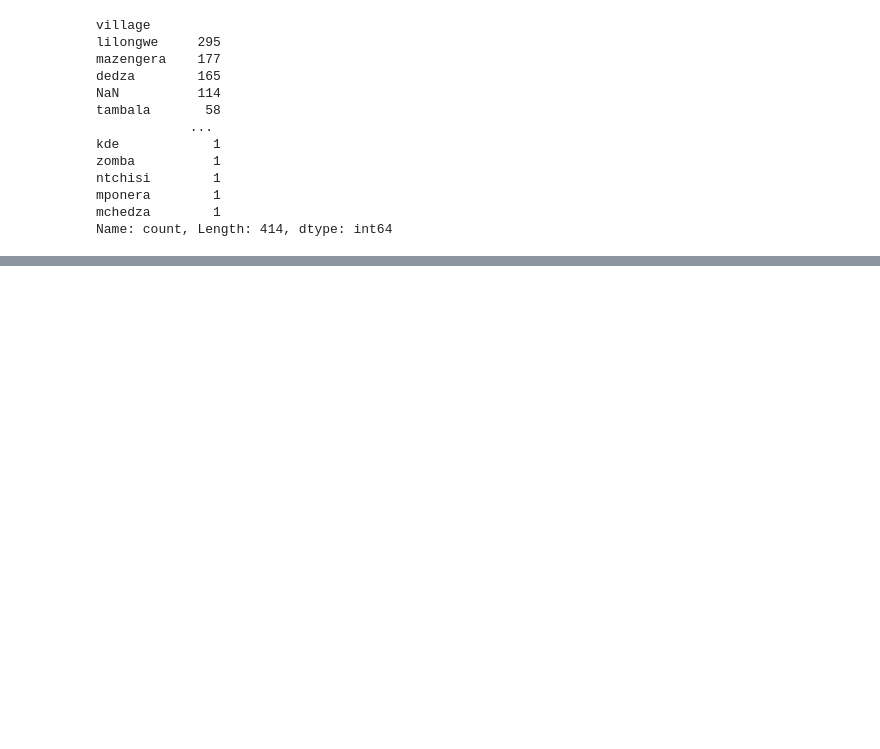
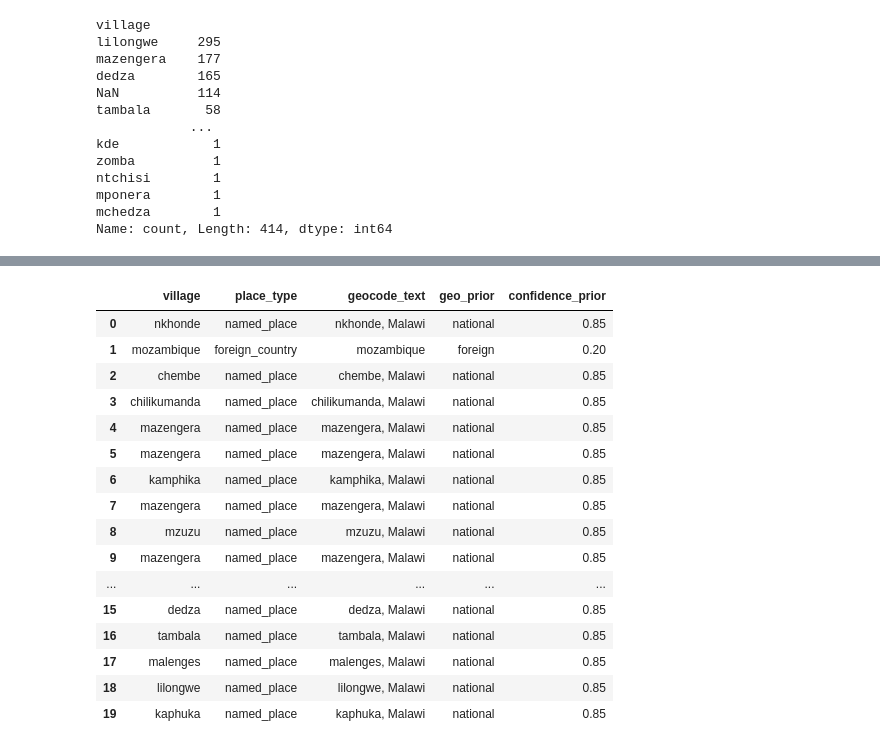
Before and after one commit to mat2m10/nkhoma, a Jupyter notebook: 01_cleaning_old_theater_books/02_cleaning_2022_theatre_book.ipynb, the cells around one changed output, grey strips where cells are left out. Drawn from its saved outputs; the diff is of its cells as text; code cells hidden in the pictures; blank space fills up the shorter version.

Commit message:
api to clean village data

```diff
--- a/01_cleaning_old_theater_books/02_cleaning_2022_theatre_book.ipynb
+++ b/01_cleaning_old_theater_books/02_cleaning_2022_theatre_book.ipynb
@@ -125,3 +93,16 @@ df
+# %%
+df = convert_cols_to_snake_case(df)
+df = drop_if_unnamed(df)
+# coerce theatre_book to numeric (invalid entries → NaN)
+df["theatre_book"] = pd.to_numeric(df["theatre_book"], errors="coerce")
+# keep only rows with a valid theatre_book number
+df = df.dropna(subset=["theatre_book"])
+df = convert_to_integer(df, ['theatre_book', 'hospital_id', 'age_years', 'year_of_birth'])
+# rewrite typos
+df = df.rename(columns={
+    "sarting_time": "starting_time",
+    "asascore": "asa_score",
+})
 # %%
 df.columns
 # %% [output]
@@ -386,0 +289,55 @@ village_audit.to_csv(f"{path_desktop}/village_audit.csv", index=False)
+# %%
+def build_geocode_query(row, default_city="Lilongwe"):
+    s = row["village_norm"]
+    t = row["place_type"]
+
+    if t == "missing":
+        return pd.Series([pd.NA, "none", 0.0])
+
+    if t == "foreign_country":
+        # keep but flag as very low confidence
+        return pd.Series([f"{s}", "foreign", 0.2])
+
+    if t == "lilongwe_area":
+        # Area-based Lilongwe neighborhoods
+        return pd.Series([f"{s.replace('a', 'Area ')}, {default_city}, Malawi", "lilongwe", 0.9])
+
+    if t == "distance_marker":
+        # e.g. "6 miles" → peri-urban Lilongwe
+        return pd.Series([f"{s}, {default_city}, Malawi", "lilongwe_periurban", 0.7])
+
+    if t == "landmark":
+        # anchor landmark searches strongly
+        return pd.Series([f"{s}, {default_city}, Malawi", "lilongwe_landmark", 0.8])
+
+    if t == "named_place":
+        # normal villages / towns
+        return pd.Series([f"{s}, Malawi", "national", 0.85])
+
+    # fallback
+    return pd.Series([f"{s}, Malawi", "unknown", 0.4])
+
+
+df[["geocode_text", "geo_prior", "confidence_prior"]] = (
+    df.apply(build_geocode_query, axis=1)
+)
+
+df[["village", "place_type", "geocode_text", "geo_prior", "confidence_prior"]].head(20)
+# %% [output]
+|  | village | place_type | geocode_text | geo_prior | confidence_prior |
+| 0 | nkhonde | named_place | nkhonde, Malawi | national | 0.85 |
+| 1 | mozambique | foreign_country | mozambique | foreign | 0.20 |
+| 2 | chembe | named_place | chembe, Malawi | national | 0.85 |
+| 3 | chilikumanda | named_place | chilikumanda, Malawi | national | 0.85 |
+| 4 | mazengera | named_place | mazengera, Malawi | national | 0.85 |
+| 5 | mazengera | named_place | mazengera, Malawi | national | 0.85 |
+| 6 | kamphika | named_place | kamphika, Malawi | national | 0.85 |
+| 7 | mazengera | named_place | mazengera, Malawi | national | 0.85 |
+| 8 | mzuzu | named_place | mzuzu, Malawi | national | 0.85 |
+| 9 | mazengera | named_place | mazengera, Malawi | national | 0.85 |
+| ... | ... | ... | ... | ... | ... |
+| 15 | dedza | named_place | dedza, Malawi | national | 0.85 |
+| 16 | tambala | named_place | tambala, Malawi | national | 0.85 |
+| 17 | malenges | named_place | malenges, Malawi | national | 0.85 |
+| 18 | lilongwe | named_place | lilongwe, Malawi | national | 0.85 |
+| 19 | kaphuka | named_place | kaphuka, Malawi | national | 0.85 |
```
Also changed, not shown: parts of 20 cells of this notebook, 6 other files.
